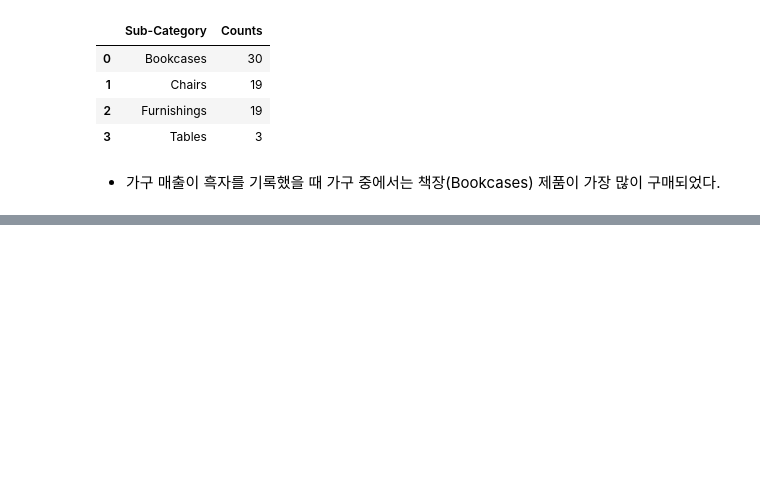
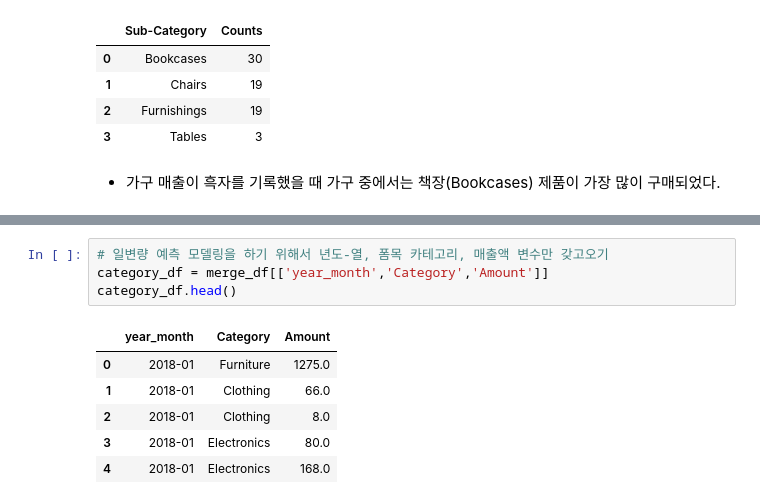
Before and after one commit to young-hun-jo/DataAnalysis, a Jupyter notebook: india-e-commerce/analysis_myself.ipynb, the cells around one changed output, grey strips where cells are left out. Cells and saved outputs as stored; diff of their text form; blank space fills up the shorter version.

```diff
--- a/india-e-commerce/analysis_myself.ipynb
+++ b/india-e-commerce/analysis_myself.ipynb
@@ -665,0 +674,11 @@ sub_furn
+# %%
+# 일변량 예측 모델링을 하기 위해서 년도-열, 폼목 카테고리, 매출액 변수만 갖고오기
+category_df = merge_df[['year_month','Category','Amount']]
+category_df.head()
+# %% [output]
+|  | year_month | Category | Amount |
+| 0 | 2018-01 | Furniture | 1275.0 |
+| 1 | 2018-01 | Clothing | 66.0 |
+| 2 | 2018-01 | Clothing | 8.0 |
+| 3 | 2018-01 | Electronics | 80.0 |
+| 4 | 2018-01 | Electronics | 168.0 |
```
Also changed, not shown: parts of 22 cells of this notebook.
